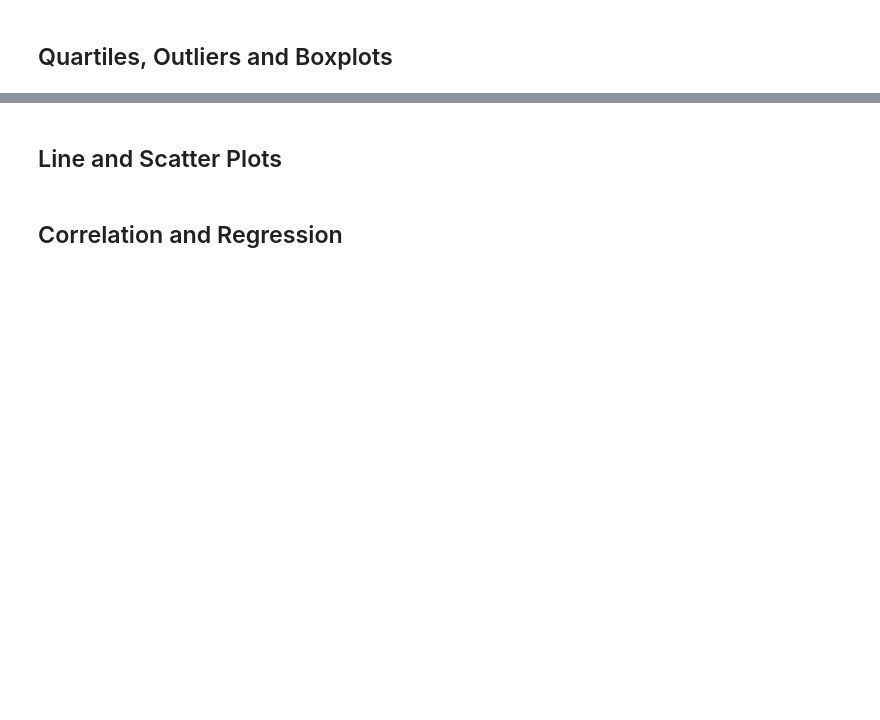
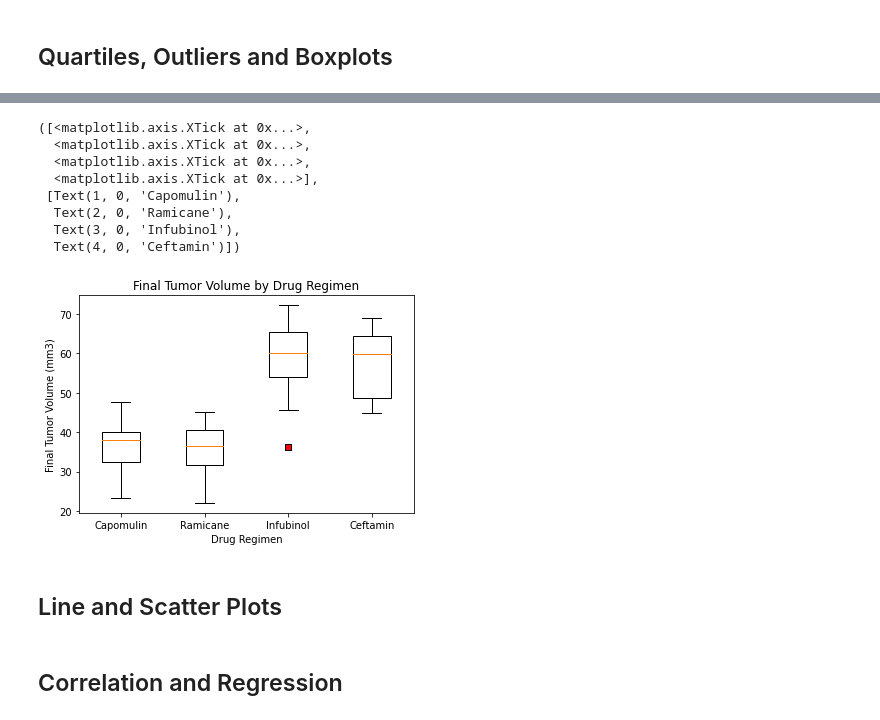
Before and after one commit to grand42/Drug_Treatment_Study, a Jupyter notebook: pymaceuticals.ipynb, the cells around one changed output, grey strips where cells are left out. Cells and saved outputs as stored; diff of their text form; code cells hidden in the pictures; blank space fills up the shorter version.

```diff
--- a/pymaceuticals.ipynb
+++ b/pymaceuticals.ipynb
@@ -168,0 +175,34 @@ xvalues = np.arange(len(clean_df["Drug Regimen"]))
+# %%
+# Put treatments into a list for for loop (and later for plot labels)
+treatments = ["Capomulin", "Ramicane", "Infubinol", "Ceftamin"]
+
+
+# Create empty list to fill with tumor vol data (for plotting)
+tumor_vol = []
+
+# Calculate the IQR and quantitatively determine if there are any potential outliers.
+
+outliers=[]
+    # Locate the rows which contain mice on each drug and get the tumor volumes
+for treatment in treatments:
+    mouseid=mouse_data.loc[(mouse_data["Drug Regimen"]==treatment) & (mouse_data['Timepoint']==mouse_data['Max Time'])]
+    mouseid=mouseid.set_index('Drug Regimen')
+    tumor_vol.append(mouseid['Tumor Volume (mm3)'])
+    # Determine outliers using upper and lower bounds
+    quartiles = mouseid['Tumor Volume (mm3)'].quantile([.25,.5,.75])
+    lowerq = quartiles[0.25]
+    upperq = quartiles[0.75]
+    iqr = upperq-lowerq
+    lower_bound = lowerq - (1.5*iqr)
+    upper_bound = upperq + (1.5*iqr)
+    check_outliers=(mouseid.loc[(mouseid['Tumor Volume (mm3)']>upper_bound)|(mouseid['Tumor Volume (mm3)']<lower_bound)])
+    outliers=check_outliers["Mouse ID"].unique()
+    print("For the drug "+treatment+":")
+    print(f"The lower quartile of the final tumor volume is: {lowerq}")
+    print(f"The upper quartile of the final tumor volume is: {upperq}")
+    print(f"The interquartile range of the final tumor volume is: {iqr}")
+    print(f"The the median of the final tumor volume is: {quartiles[0.5]} ")
+    print(f"Values below {lower_bound} could be outliers.")
+    print(f"Values above {upper_bound} could be outliers.")
+    print(f"Possible outliers include:{outliers}")
+    print("-------------------")
@@ -169,3 +227,23 @@ xvalues = np.arange(len(clean_df["Drug Regimen"]))
+# %%
+# Generate a box plot of the final tumor volume of each mouse across four regimens of interes
+
+fig1, ax1= plt.subplots()
+ax1.set_title("Final Tumor Volume by Drug Regimen")
+ax1.set_ylabel("Final Tumor Volume (mm3)")
+ax1.set_xlabel("Drug Regimen")
+red_square=dict(markerfacecolor='r', marker='s')
+ax1.boxplot(tumor_vol, flierprops=red_square)
+plt.xticks([1, 2, 3, 4], treatments)
+# %% [output]
+([<matplotlib.axis.XTick at 0x...>,
+  <matplotlib.axis.XTick at 0x...>,
+  <matplotlib.axis.XTick at 0x...>,
+  <matplotlib.axis.XTick at 0x...>],
+ [Text(1, 0, 'Capomulin'),
+  Text(2, 0, 'Ramicane'),
+  Text(3, 0, 'Infubinol'),
+  Text(4, 0, 'Ceftamin')])
+[figure, added]
 # %% [markdown]
 ## Line and Scatter Plots
 # %%
```
Also changed, not shown: parts of 6 cells of this notebook.
